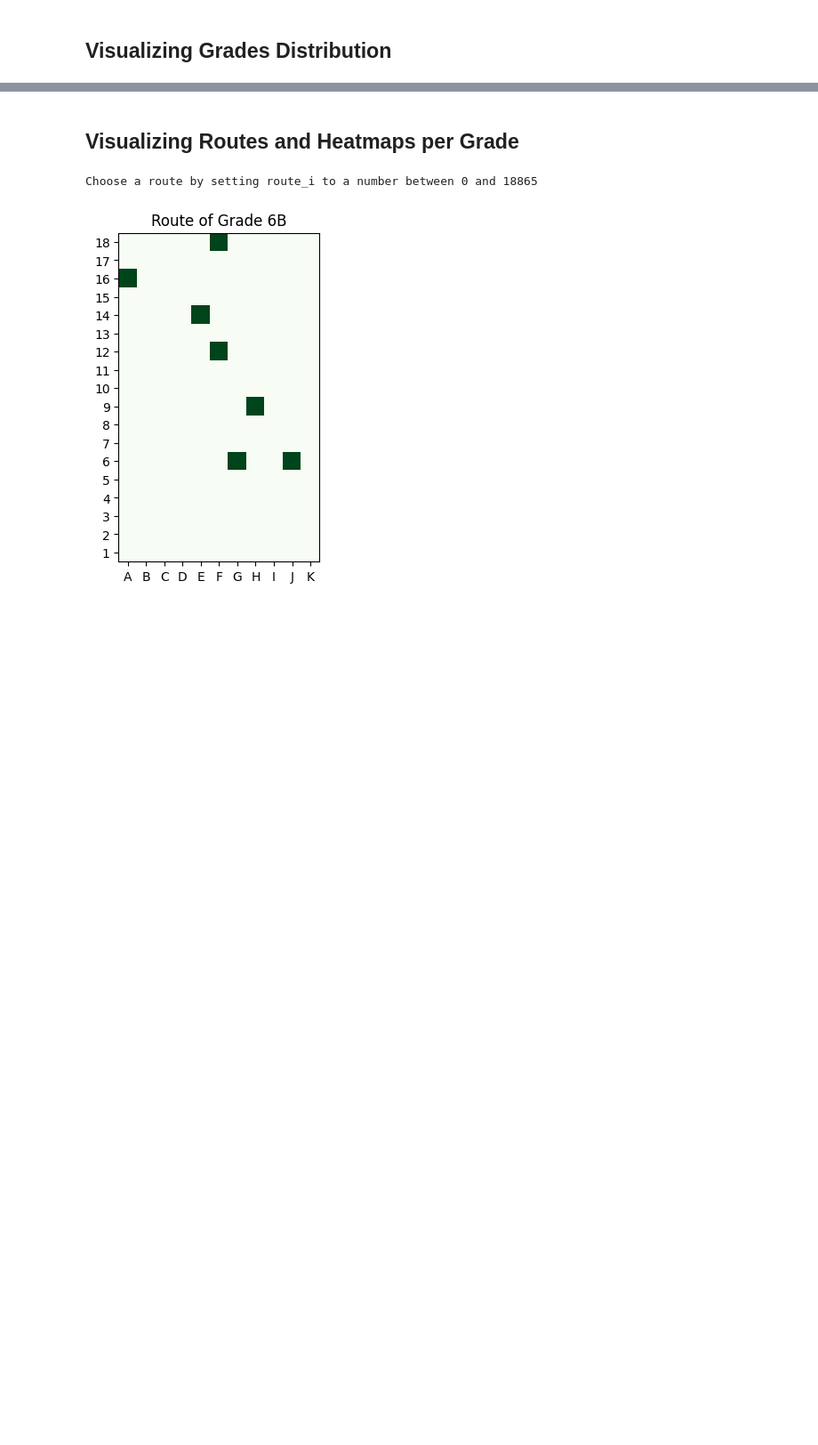
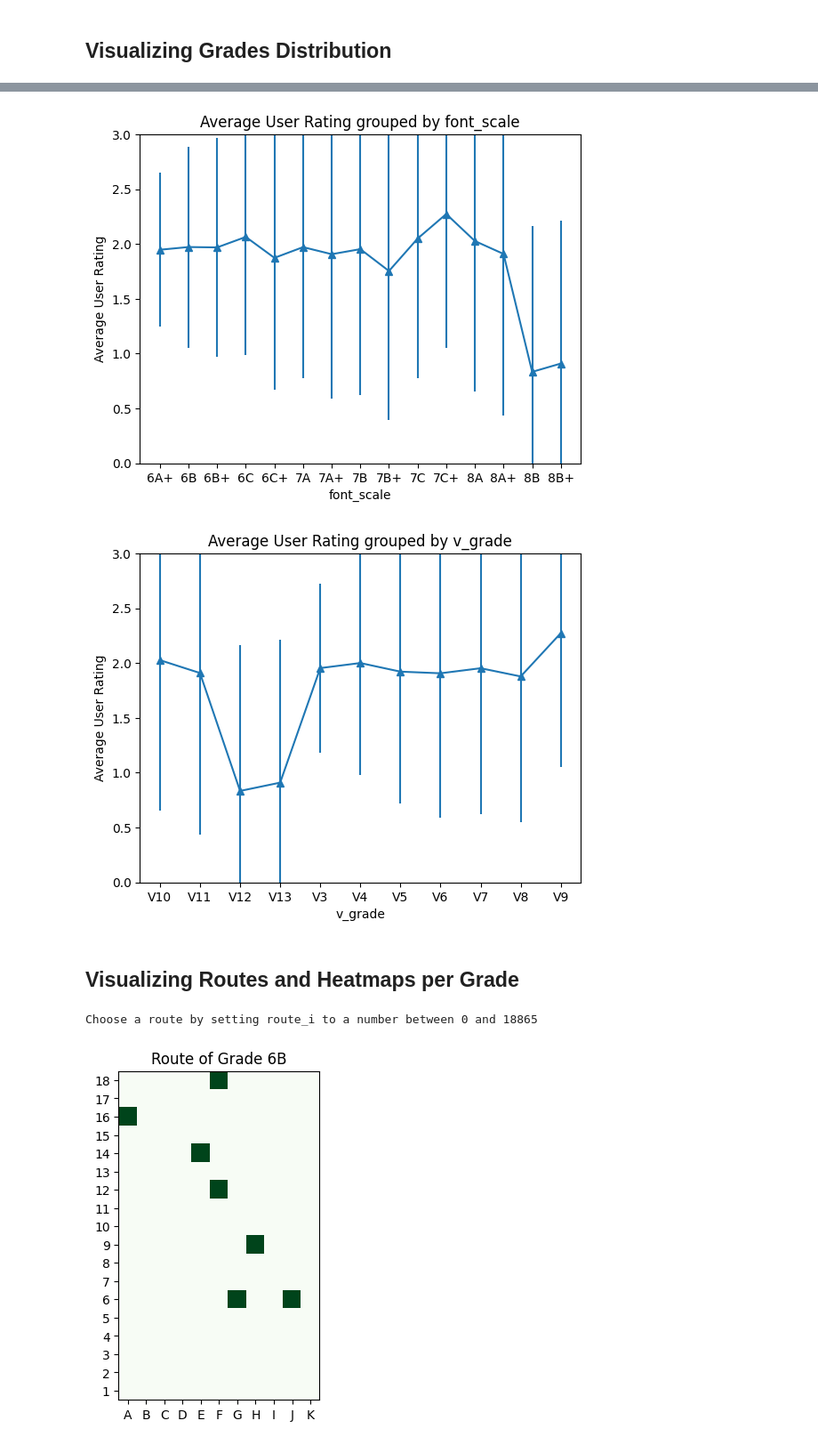
Before and after one commit to bglaus/MLforMoonboard, a Jupyter notebook: notebooks/0. Data Exploration.ipynb, the cells around one changed output, grey strips where cells are left out. Shown: that part at 89% size. Saved outputs shown, nothing was run; the diff lists cells and outputs as text; code cells hidden in the pictures; blank space fills up the shorter version.

```diff
--- a/notebooks/0. Data Exploration.ipynb
+++ b/notebooks/0. Data Exploration.ipynb
@@ -50,3 +53,9 @@ plot_user_rating_per_grade(df)
+# %%
+for groupby_index in ["font_scale", "v_grade"]:
+    plot_user_rating_per_grade_w_error_bar(df, groupby_index=groupby_index)
+# %% [output]
+[figure, added]
+[figure, added]
 # %% [markdown]
 ## Visualizing Routes and Heatmaps per Grade
 # %%
```
Also changed, not shown: parts of 12 cells of this notebook, 8 other files.
